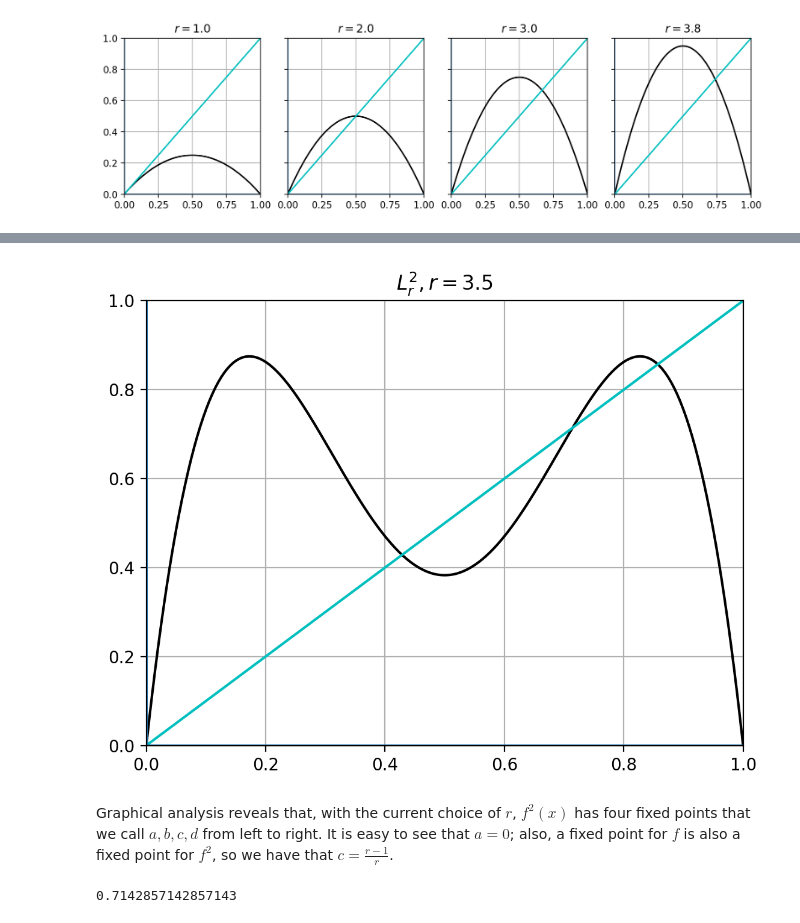
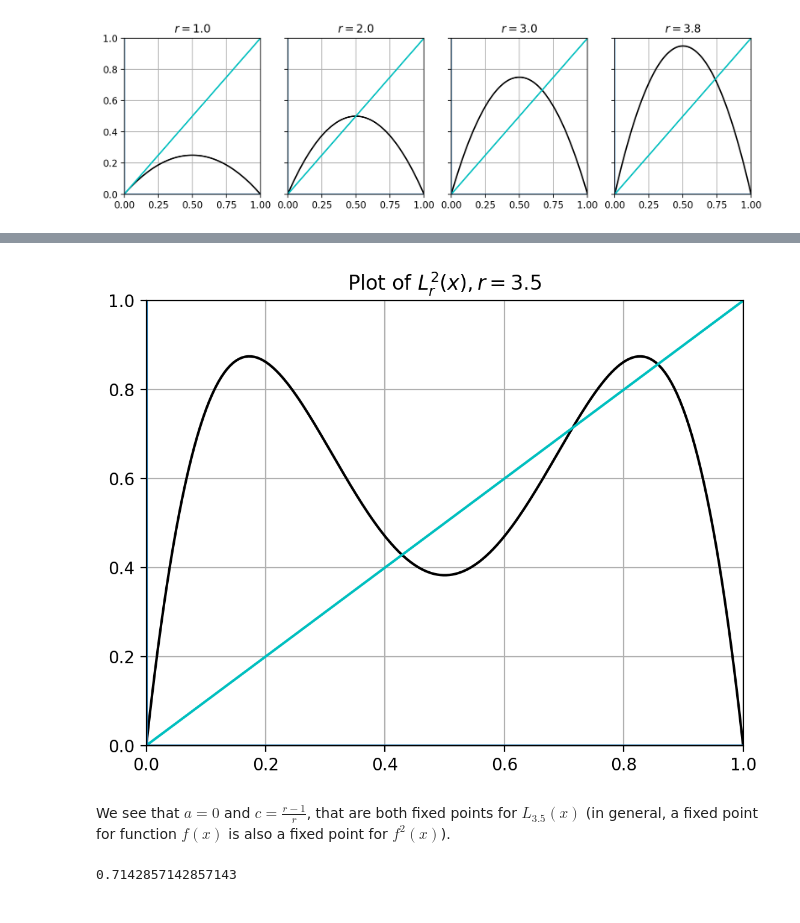
Before and after one commit to mmarzolla/chaos-fractals-phd-course, a Jupyter notebook: Dynamics-simple-maps.ipynb, the cells around one changed output, grey strips where cells are left out. Drawn from its saved outputs; the diff is of its cells as text; code cells hidden in the pictures.

```diff
--- a/Dynamics-simple-maps.ipynb
+++ b/Dynamics-simple-maps.ipynb
@@ -80,7 +80,7 @@ The fixed point(s) of a function $f$ are the solutions of the equation $f(x) = x
 # %%
 def plot_fixed_points(f, xlim = (0,1), ylim = (0,1), title = None):
     """
-    Plot function f:[0,1]->[0,1] overlapped with the bisector y=x
+    Plot function f:xlim->ylim overlapped with the bisector y=x
     """
     x = np.linspace(xlim[0], xlim[1], 200)
     fx = [f(t) for t in x]
@@ -330,10 +293,10 @@ Computing the fixed points for $f^2$ means solving $f(f(x)) = x$ which is not ea
 # %%
 r = 3.5
-plot_fixed_points(lambda x: L(r, L(r, x)), title=f"$L_r^2, r={r:.1f}$")
+plot_fixed_points(lambda x: L(r, L(r, x)), title=f"Plot of $L_r^2(x), r={r:.1f}$")
 # %% [output]
-[figure, old version]
+[figure, new version]
-# %% [markdown]
-Graphical analysis reveals that, with the current choice of $r$, $f^2(x)$ has four fixed points that we call $a, b, c, d$ from left to right. It is easy to see that $a=0$; also, a fixed point for $f$ is also a fixed point for $f^2$, so we have that $c=\frac{r-1}{r}$.
+# %% [markdown]
+We see that $a=0$ and $c=\frac{r-1}{r}$, that are both fixed points for $L_{3.5}(x)$ (in general, a fixed point for function $f(x)$ is also a fixed point for $f^2(x)$).
 # %%
 c = (r-1)/r
 print(c)
```
Also changed, not shown: parts of 22 cells of this notebook, 1 other file.
